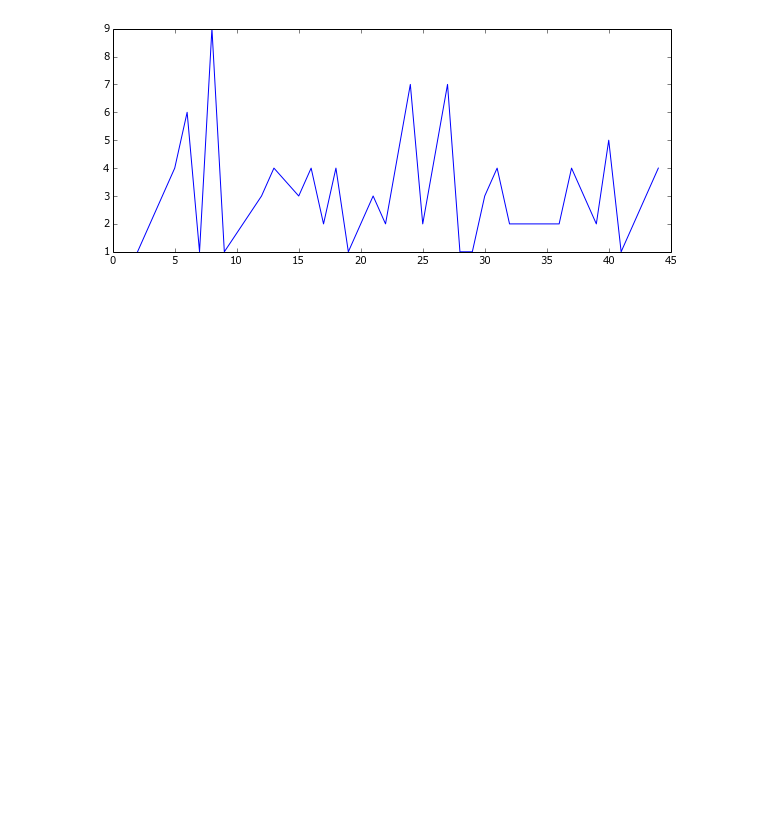
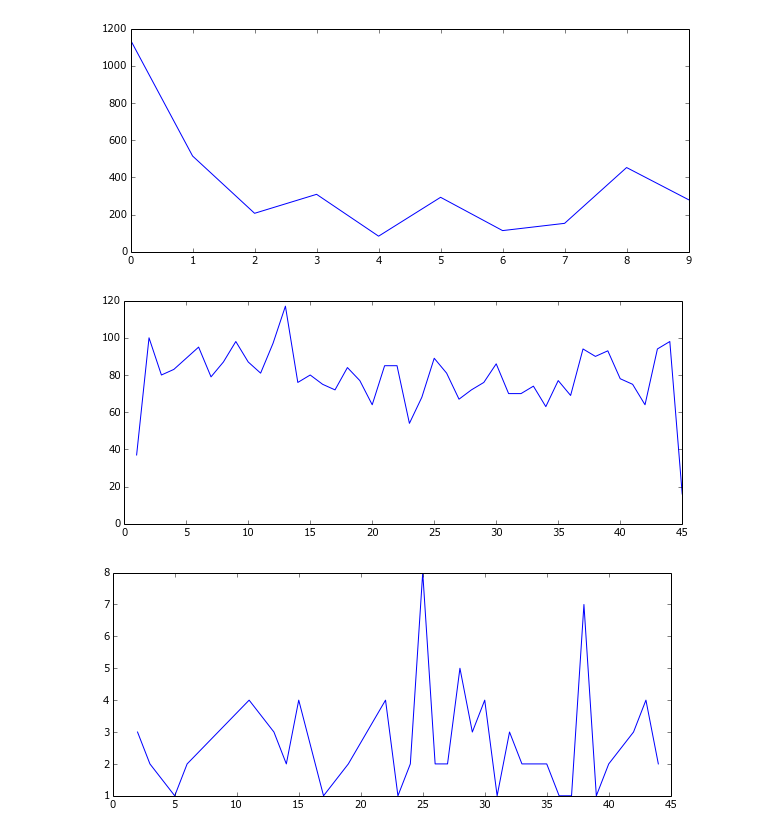
Before and after one commit to iyounus/TechNewsTrends, a Jupyter notebook: Analysis.ipynb, the cells around one changed output. Cells and saved outputs as stored; diff of their text form; code cells hidden in the pictures; blank space fills up the shorter version.

```diff
--- a/Analysis.ipynb
+++ b/Analysis.ipynb
@@ -83,5 +86,19 @@ print df.loc[argl,['pub_date','headline']].head(articN)
+# %%
+def PlotNarticles(col):
+    dg = df[[col,'headline']].groupby(col)
+    x = sorted(dg.groups.keys())
+    y = [len(dg.groups[i]) for i in x]
+    plt.figure(figsize=(10,4))
+    plt.plot(x,y);
+
+PlotNarticles('topic')
+PlotNarticles('pub_week')
+# %% [output]
+[figure, added]
+[figure, added]
 # %%
-dftopic = df.loc[argl,['pub_week','headline']].head(articN)
+topic = 4
+dftopic = df[['pub_week','headline']][df['topic']==topic]
 dg = dftopic.groupby('pub_week')
 x = sorted(dg.groups.keys())
 y = [len(dg.groups[i]) for i in x]
@@ -91,7 +108,7 @@ y = [len(dg.groups[i]) for i in x]
 plt.figure(figsize=(10,4))
 plt.plot(x,y);
 # %% [output]
-[figure, old version]
+[figure, new version]
 # %%
 #word cloud
 
```
Also changed, not shown: parts of 5 cells of this notebook.
